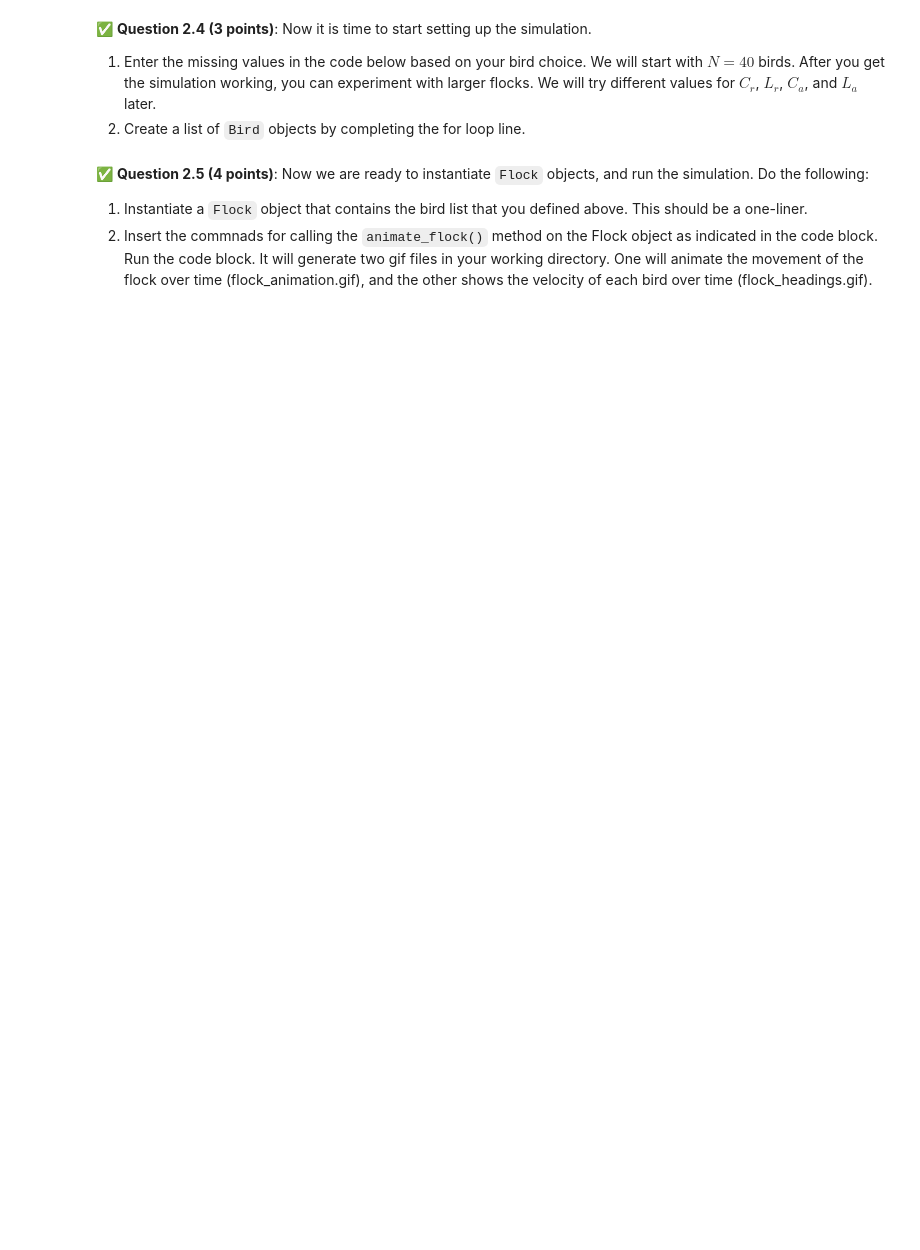
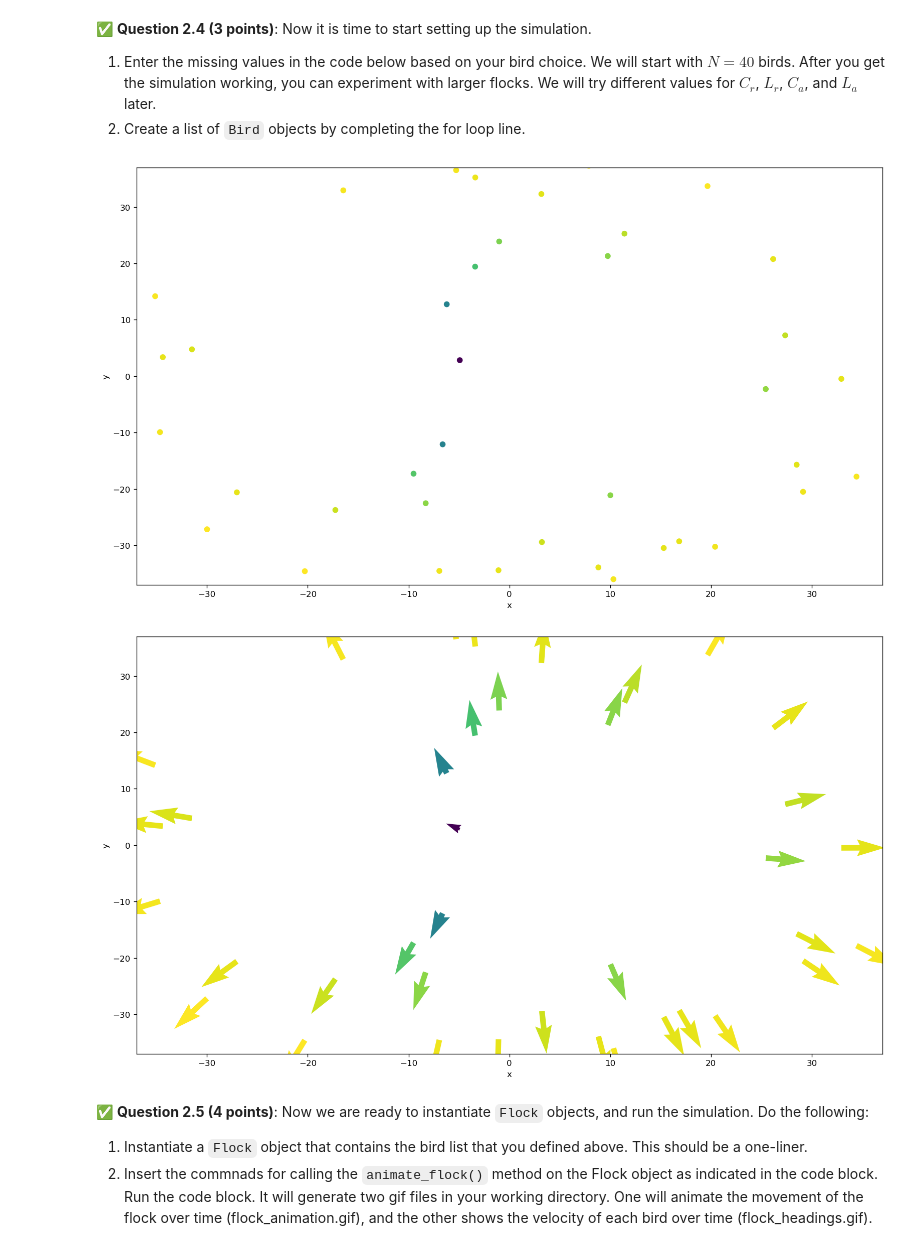
Before and after one commit to nathanjtaylor/CMSE202-f24-turnin, a Jupyter notebook: hw-02/hw-02.ipynb, the cells around one changed output. Cells and saved outputs as stored; diff of their text form; code cells hidden in the pictures; blank space fills up the shorter version.

```diff
--- a/hw-02/hw-02.ipynb
+++ b/hw-02/hw-02.ipynb
@@ -451,0 +494,11 @@ for k in range(0, N):
+# %%
+###Params for Region B
+Cr = 0.5
+Ca = 1
+Lr = 0.5
+La = 1
+# C = 0.5
+# L = 0.5
+# %%
+###CREATE FLOCK
+my_squad = Flock(group_name, Cr, Lr, Ca, La, bird_list)
@@ -452,3 +512,35 @@ for k in range(0, N):
+# %%
+##FIND BOUND
+max_num = 0
+for states in my_squad.states:
+    new_max = max(states[:2])
+    if new_max > max_num:
+        max_num = new_max
+
+upper_bound = (max_num//1)
+lower_bound = upper_bound*-1
+# %%
+###ANIMATION
+nsteps = 150  # number of time vector points to evaluate the solution on
+t_vec = np.linspace(tspan[0], tspan[1], nsteps)
+fig_bounds = [lower_bound, upper_bound, lower_bound, upper_bound]  # [xmin, xmax, ymin, ymax]
+
+
+###FLOCK ANIMATION
+metadata = dict(title='flock_movement_b.gif', artist='madScientist')
+file_name = 'flock_animation_b.gif'
+
+my_squad.animate_flock(simulation,t_vec,fig_bounds,metadata,file_name)
+
+
+###FLOCK HEADINGS FIELD
+metadata = dict(title='flock_headings_b.gif', artist='madScientist')
+file_name = 'headings_animation_b.gif'
+
+my_squad.animate_flock(simulation,t_vec,fig_bounds,metadata,file_name,animate_what='velocities')
+# %% [output]
+[figure, added]
+[figure, added]
 # %% [markdown]
 &#9989; **Question 2.5 (4 points)**: Now we are ready to instantiate `Flock` objects, and run the simulation. Do the following:
 1. Instantiate a `Flock` object that contains the bird list that you defined above. This should be a one-liner.
```
Also changed, not shown: parts of 16 cells of this notebook, 7 other files.
